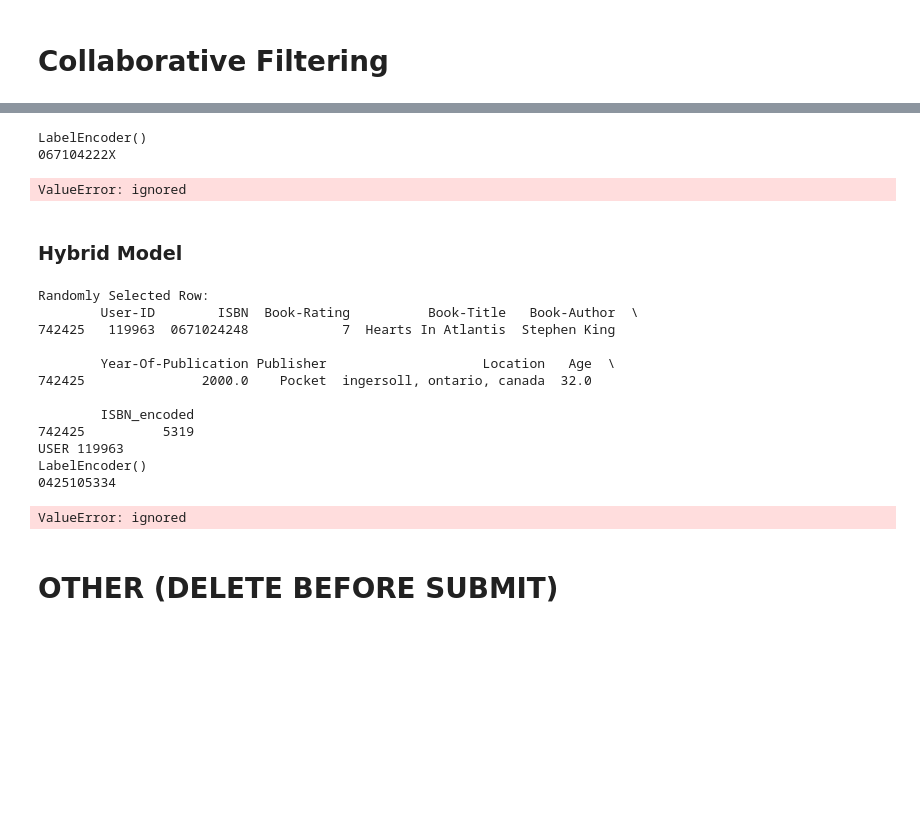
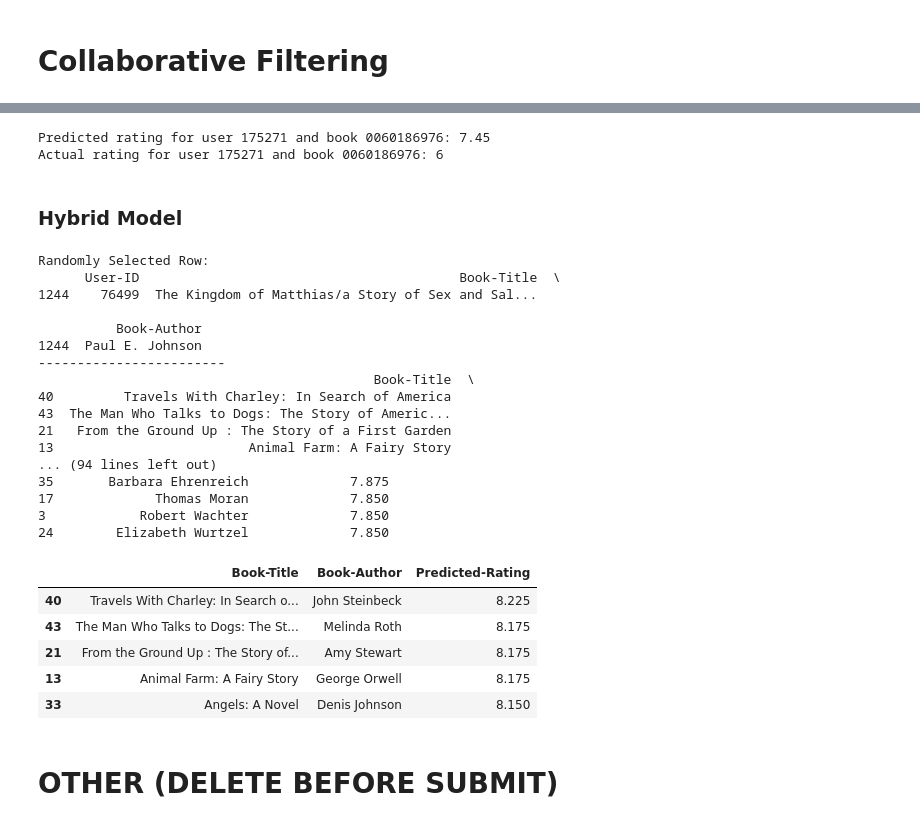
Before and after one commit to justin-medeiros/cp421-recommendation-project, a Jupyter notebook: rcmnd.ipynb, the cells around one changed output, grey strips where cells are left out. Cells and saved outputs as stored; diff of their text form; code cells hidden in the pictures; blank space fills up the shorter version.

```diff
--- a/rcmnd.ipynb
+++ b/rcmnd.ipynb
@@ -337,76 +329,99 @@ print(merged_df)
-# %%
-user_id = 98391
-book_isbn = '067104222X'
-
-predicted_rating = collaborative_recommendations(user_id, book_isbn)
-
-print(f"Predicted rating for user {user_id} and book {book_isbn}: {predicted_rating}")
-# %% [output]
-LabelEncoder()
-067104222X
-ValueError: ignored
+# %%
+# Get a random user from the test set
+user_id = test_data.sample(n=1)['User-ID'].values[0]
+# get a random book from the test set that the user has rated
+book_isbn = test_data[test_data['User-ID'] == user_id].sample(n=1)['ISBN'].values[0]
+
+predicted_rating = collaborative_recommendations(user_id, book_isbn)
+
+print(f"Predicted rating for user {user_id} and book {book_isbn}: {predicted_rating}")
+# Print actual rating for the book
+print(f"Actual rating for user {user_id} and book {book_isbn}: {test_data[(test_data['User-ID'] == user_id) & (test_data['ISBN'] == book_isbn)]['Book-Rating'].values[0]}")
+# %% [output]
+Predicted rating for user 175271 and book 0060186976: 7.45
+Actual rating for user 175271 and book 0060186976: 6
 # %% [markdown]
 ### **Hybrid Model**
 # %%
 # Hybrid Recommendation System
+"""
+Generate hybrid book recommendations for a user.
+
+Parameters:
+- content_row: DataFrame row representing the user and book information.
+- top_n: Number of top recommendations to return.
+- collaborative_model: Function for collaborative filtering recommendations.
+- content_model: Function for content-based recommendations.
+
+Returns:
+- DataFrame containing the top hybrid book recommendations.
+"""
 def hybrid_recommendations(content_row, top_n, collaborative_model=collaborative_recommendations, content_model=content_based_recommendations):
     # Extract data from row
     book_title = content_row['Book-Title'].values[0]
     book_author = content_row['Book-Author'].values[0]
     user_id = content_row['User-ID'].values[0]
 
-    print('USER', user_id)
     # Get content-based recommendations for the user
     book_recommendations = content_based_recommendations(book_title, book_author, top_n)
 
     # Create an empty DataFrame to store the predicted ratings
-    predictions_df = pd.DataFrame(columns=['Book-Title', 'Book-Author', 'Predicted-Rating'])
+    predictions_df = pd.DataFrame()
 
     # Iterate through content-based recommendations
     for index, row in book_recommendations.iterrows():
         book_title = row['Book-Title']
         book_author = row['Book-Author']
         book_isbn = row['ISBN']
 
         # Predict the rating using collaborative filtering
         predicted_rating = collaborative_recommendations(user_id, book_isbn)
 
         # Append the results to the DataFrame
-        predictions_df = predictions_df.append({'Book-Title': book_title, 'Book-Author': book_author, 'Predicted-Rating': predicted_rating}, ignore_index=True)
+        predictions_df = pd.concat([predictions_df, pd.DataFrame({'Book-Title': [book_title], 'Book-Author': [book_author], 'Predicted-Rating': [predicted_rating]})], ignore_index=True)
 
-    print(predictions_df)
     # Sort the DataFrame based on predicted ratings
     predictions_df = predictions_df.sort_values(by='Predicted-Rating', ascending=False)
     print('------------------------')
     print(predictions_df)
 
     # Get the top 5 books
     top_hybrid_books = predictions_df.head(5)
 
     return top_hybrid_books
 
 # Assuming you have a DataFrame named test_data
 random_row = merged_df.sample(n=1)  # Use a specific random_state for reproducibility
 
 # Display the randomly selected row
 print("Randomly Selected Row:")
-print(random_row)
+print(random_row[['User-ID', 'Book-Title', 'Book-Author']])
 
-hybrid_recommendations(random_row, 10)
+hybrid_recommendations(random_row, 50)
 # %% [output]
 Randomly Selected Row:
-        User-ID        ISBN  Book-Rating          Book-Title   Book-Author  \
-742425   119963  0671024248            7  Hearts In Atlantis  Stephen King
+      User-ID                                         Book-Title  \
+1244    76499  The Kingdom of Matthias/a Story of Sex and Sal...
 
-        Year-Of-Publication Publisher                    Location   Age  \
-742425               2000.0    Pocket  ingersoll, ontario, canada  32.0
-
-        ISBN_encoded
-742425          5319
-USER 119963
-LabelEncoder()
-0425105334
+          Book-Author
+1244  Paul E. Johnson
+------------------------
+                                           Book-Title  \
+40         Travels With Charley: In Search of America
+43  The Man Who Talks to Dogs: The Story of Americ...
+21   From the Ground Up : The Story of a First Garden
+13                         Animal Farm: A Fairy Story
+... (94 lines left out)
+35       Barbara Ehrenreich             7.875
+17             Thomas Moran             7.850
+3            Robert Wachter             7.850
+24        Elizabeth Wurtzel             7.850
-ValueError: ignored
+|  | Book-Title | Book-Author | Predicted-Rating |
+| 40 | Travels With Charley: In Search o... | John Steinbeck | 8.225 |
+| 43 | The Man Who Talks to Dogs: The St... | Melinda Roth | 8.175 |
+| 21 | From the Ground Up : The Story of... | Amy Stewart | 8.175 |
+| 13 | Animal Farm: A Fairy Story | George Orwell | 8.175 |
+| 33 | Angels: A Novel | Denis Johnson | 8.150 |
 # %% [markdown]
 # OTHER (DELETE BEFORE SUBMIT)
 # %%
```
Also changed, not shown: parts of 6 cells of this notebook.
